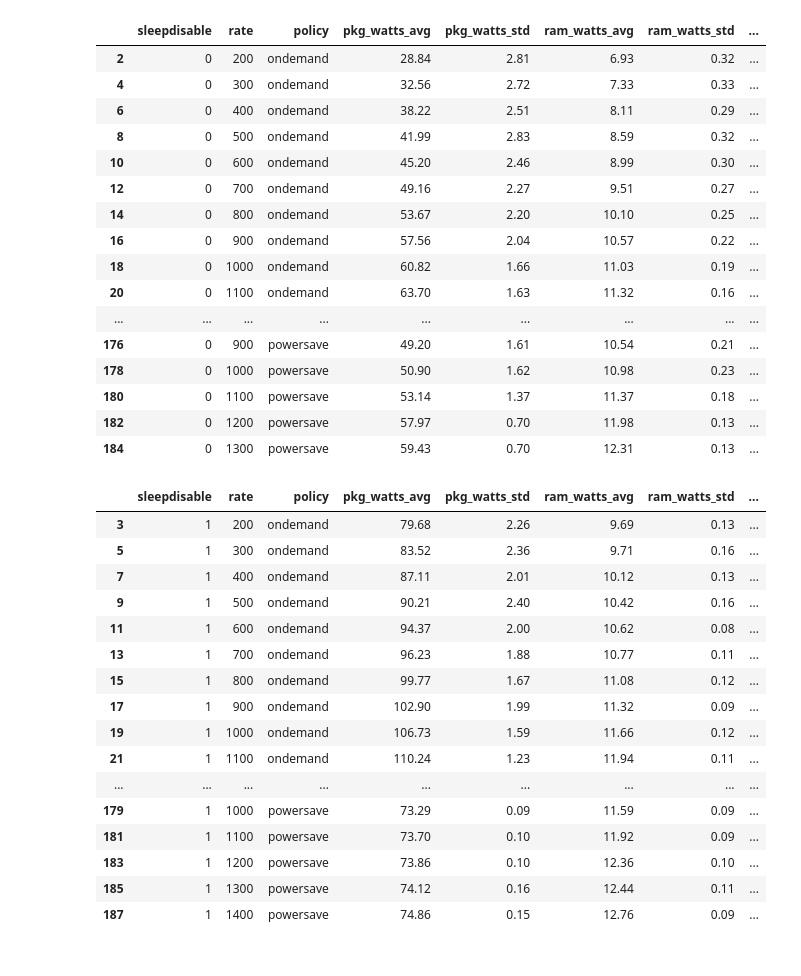
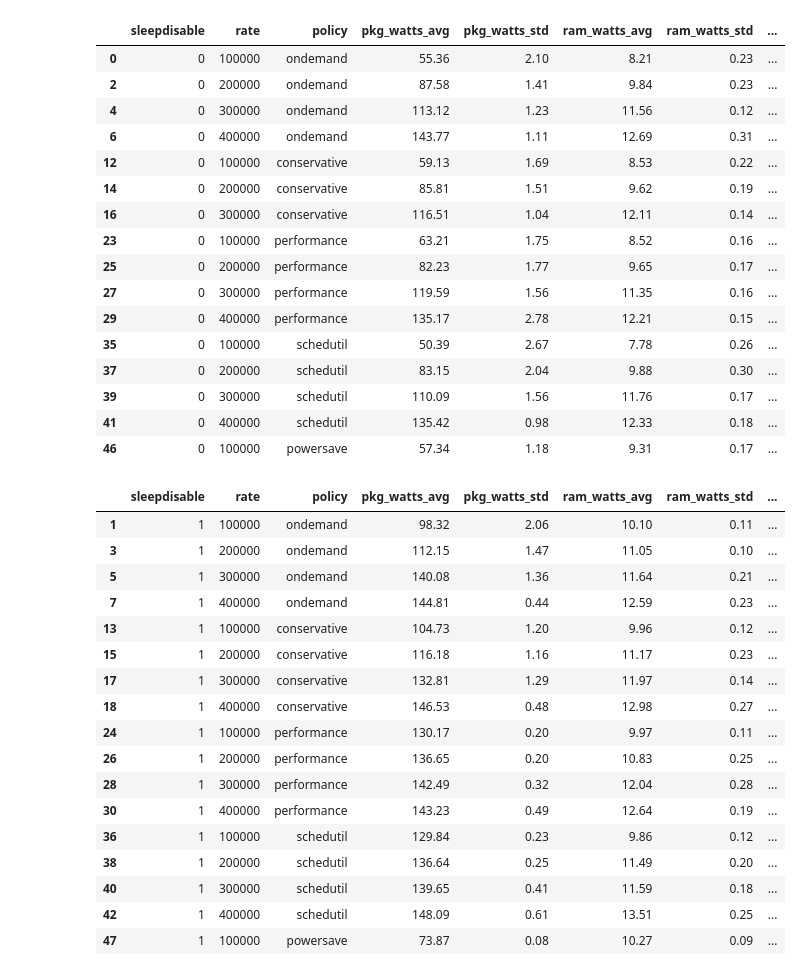
Before and after one commit to EEStrmCmptng/experiment-scripts, a Jupyter notebook: jg/cstate-experiments/cstate-flink-query1/cstate_flink_query1.ipynb, the cells around one changed output. Cells and saved outputs as stored; diff of their text form; code cells hidden in the pictures.

```diff
--- a/jg/cstate-experiments/cstate-flink-query1/cstate_flink_query1.ipynb
+++ b/jg/cstate-experiments/cstate-flink-query1/cstate_flink_query1.ipynb
@@ -1,62 +1,63 @@
 # %%
 #Experiment was run with a d430 Node.
 
 import pandas as pd
 
-df = pd.read_csv("./c6220_results.csv")
+df = pd.read_csv("./query1_source16_thousands_results.csv")
 desiredCols = ["sleepdisable", "rate", "policy", "pkg_watts_avg", "pkg_watts_std", "ram_watts_avg", "ram_watts_std", "SourcenumRecordsOutPerSecond_avg", "SourcenumRecordsOutPerSecond_std"]
 df = df[desiredCols]
 
 # Filtering out rows that didn't meet the specified range.
 df = df[df["SourcenumRecordsOutPerSecond_avg"] >= (0.95*df["rate"])]
 
 # Filtering out anomaly
 df = df[df["ram_watts_avg"] >= 0]
 
-pd.set_option('display.max_columns', None)
-pd.set_option('display.max_rows', None)
+#pd.set_option('display.max_columns', None)
+#pd.set_option('display.max_rows', None)
 dfEnabled = df[df["sleepdisable"] == 0]
 dfDisabled = df[df["sleepdisable"] == 1]
 
 display(dfEnabled)
 # %% [output]
 |  | sleepdisable | rate | policy | pkg_watts_avg | pkg_watts_std | ram_watts_avg | ram_watts_std | ... |
-| 2 | 0 | 200 | ondemand | 28.84 | 2.81 | 6.93 | 0.32 | ... |
-| 4 | 0 | 300 | ondemand | 32.56 | 2.72 | 7.33 | 0.33 | ... |
-| 6 | 0 | 400 | ondemand | 38.22 | 2.51 | 8.11 | 0.29 | ... |
-| 8 | 0 | 500 | ondemand | 41.99 | 2.83 | 8.59 | 0.32 | ... |
-| 10 | 0 | 600 | ondemand | 45.20 | 2.46 | 8.99 | 0.30 | ... |
-| 12 | 0 | 700 | ondemand | 49.16 | 2.27 | 9.51 | 0.27 | ... |
-| 14 | 0 | 800 | ondemand | 53.67 | 2.20 | 10.10 | 0.25 | ... |
-| 16 | 0 | 900 | ondemand | 57.56 | 2.04 | 10.57 | 0.22 | ... |
-| 18 | 0 | 1000 | ondemand | 60.82 | 1.66 | 11.03 | 0.19 | ... |
-| 20 | 0 | 1100 | ondemand | 63.70 | 1.63 | 11.32 | 0.16 | ... |
-| ... | ... | ... | ... | ... | ... | ... | ... | ... |
-| 176 | 0 | 900 | powersave | 49.20 | 1.61 | 10.54 | 0.21 | ... |
-| 178 | 0 | 1000 | powersave | 50.90 | 1.62 | 10.98 | 0.23 | ... |
-| 180 | 0 | 1100 | powersave | 53.14 | 1.37 | 11.37 | 0.18 | ... |
-| 182 | 0 | 1200 | powersave | 57.97 | 0.70 | 11.98 | 0.13 | ... |
-| 184 | 0 | 1300 | powersave | 59.43 | 0.70 | 12.31 | 0.13 | ... |
+| 0 | 0 | 100000 | ondemand | 55.36 | 2.10 | 8.21 | 0.23 | ... |
+| 2 | 0 | 200000 | ondemand | 87.58 | 1.41 | 9.84 | 0.23 | ... |
+| 4 | 0 | 300000 | ondemand | 113.12 | 1.23 | 11.56 | 0.12 | ... |
+| 6 | 0 | 400000 | ondemand | 143.77 | 1.11 | 12.69 | 0.31 | ... |
+| 12 | 0 | 100000 | conservative | 59.13 | 1.69 | 8.53 | 0.22 | ... |
+| 14 | 0 | 200000 | conservative | 85.81 | 1.51 | 9.62 | 0.19 | ... |
+| 16 | 0 | 300000 | conservative | 116.51 | 1.04 | 12.11 | 0.14 | ... |
+| 23 | 0 | 100000 | performance | 63.21 | 1.75 | 8.52 | 0.16 | ... |
+| 25 | 0 | 200000 | performance | 82.23 | 1.77 | 9.65 | 0.17 | ... |
+| 27 | 0 | 300000 | performance | 119.59 | 1.56 | 11.35 | 0.16 | ... |
+| 29 | 0 | 400000 | performance | 135.17 | 2.78 | 12.21 | 0.15 | ... |
+| 35 | 0 | 100000 | schedutil | 50.39 | 2.67 | 7.78 | 0.26 | ... |
+| 37 | 0 | 200000 | schedutil | 83.15 | 2.04 | 9.88 | 0.30 | ... |
+| 39 | 0 | 300000 | schedutil | 110.09 | 1.56 | 11.76 | 0.17 | ... |
+| 41 | 0 | 400000 | schedutil | 135.42 | 0.98 | 12.33 | 0.18 | ... |
+| 46 | 0 | 100000 | powersave | 57.34 | 1.18 | 9.31 | 0.17 | ... |
 # %%
 display(dfDisabled)
 # %% [output]
 |  | sleepdisable | rate | policy | pkg_watts_avg | pkg_watts_std | ram_watts_avg | ram_watts_std | ... |
-| 3 | 1 | 200 | ondemand | 79.68 | 2.26 | 9.69 | 0.13 | ... |
-| 5 | 1 | 300 | ondemand | 83.52 | 2.36 | 9.71 | 0.16 | ... |
-| 7 | 1 | 400 | ondemand | 87.11 | 2.01 | 10.12 | 0.13 | ... |
-| 9 | 1 | 500 | ondemand | 90.21 | 2.40 | 10.42 | 0.16 | ... |
-| 11 | 1 | 600 | ondemand | 94.37 | 2.00 | 10.62 | 0.08 | ... |
-| 13 | 1 | 700 | ondemand | 96.23 | 1.88 | 10.77 | 0.11 | ... |
-| 15 | 1 | 800 | ondemand | 99.77 | 1.67 | 11.08 | 0.12 | ... |
-| 17 | 1 | 900 | ondemand | 102.90 | 1.99 | 11.32 | 0.09 | ... |
-| 19 | 1 | 1000 | ondemand | 106.73 | 1.59 | 11.66 | 0.12 | ... |
-| 21 | 1 | 1100 | ondemand | 110.24 | 1.23 | 11.94 | 0.11 | ... |
-| ... | ... | ... | ... | ... | ... | ... | ... | ... |
-| 179 | 1 | 1000 | powersave | 73.29 | 0.09 | 11.59 | 0.09 | ... |
-| 181 | 1 | 1100 | powersave | 73.70 | 0.10 | 11.92 | 0.09 | ... |
-| 183 | 1 | 1200 | powersave | 73.86 | 0.10 | 12.36 | 0.10 | ... |
-| 185 | 1 | 1300 | powersave | 74.12 | 0.16 | 12.44 | 0.11 | ... |
-| 187 | 1 | 1400 | powersave | 74.86 | 0.15 | 12.76 | 0.09 | ... |
+| 1 | 1 | 100000 | ondemand | 98.32 | 2.06 | 10.10 | 0.11 | ... |
+| 3 | 1 | 200000 | ondemand | 112.15 | 1.47 | 11.05 | 0.10 | ... |
+| 5 | 1 | 300000 | ondemand | 140.08 | 1.36 | 11.64 | 0.21 | ... |
+| 7 | 1 | 400000 | ondemand | 144.81 | 0.44 | 12.59 | 0.23 | ... |
+| 13 | 1 | 100000 | conservative | 104.73 | 1.20 | 9.96 | 0.12 | ... |
+| 15 | 1 | 200000 | conservative | 116.18 | 1.16 | 11.17 | 0.23 | ... |
+| 17 | 1 | 300000 | conservative | 132.81 | 1.29 | 11.97 | 0.14 | ... |
+| 18 | 1 | 400000 | conservative | 146.53 | 0.48 | 12.98 | 0.27 | ... |
+| 24 | 1 | 100000 | performance | 130.17 | 0.20 | 9.97 | 0.11 | ... |
+| 26 | 1 | 200000 | performance | 136.65 | 0.20 | 10.83 | 0.25 | ... |
+| 28 | 1 | 300000 | performance | 142.49 | 0.32 | 12.04 | 0.28 | ... |
+| 30 | 1 | 400000 | performance | 143.23 | 0.49 | 12.64 | 0.19 | ... |
+| 36 | 1 | 100000 | schedutil | 129.84 | 0.23 | 9.86 | 0.12 | ... |
+| 38 | 1 | 200000 | schedutil | 136.64 | 0.25 | 11.49 | 0.20 | ... |
+| 40 | 1 | 300000 | schedutil | 139.65 | 0.41 | 11.59 | 0.18 | ... |
+| 42 | 1 | 400000 | schedutil | 148.09 | 0.61 | 13.51 | 0.25 | ... |
+| 47 | 1 | 100000 | powersave | 73.87 | 0.08 | 10.27 | 0.09 | ... |
 # %%
 import matplotlib.pyplot as plt
 plt.figure()
```
Also changed, not shown: parts of 5 cells of this notebook, 10 other files.
